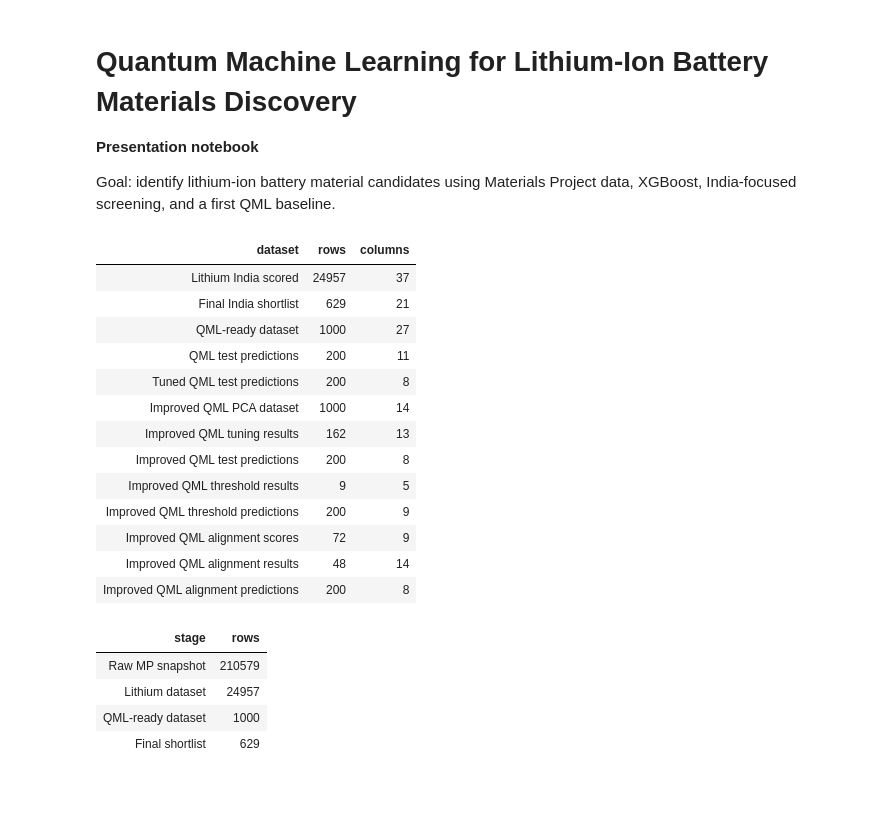
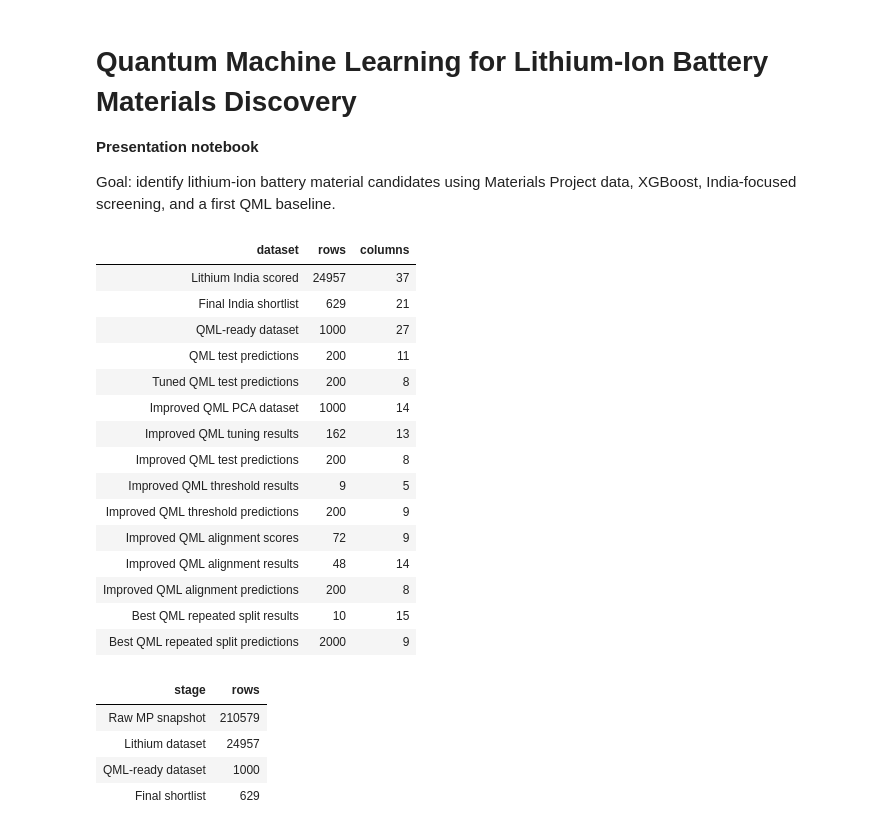
Before and after one commit to lifeknife10A/hybrid-quantum-battery-stability-prediction, a Jupyter notebook: Summer Vacation/Summer Vacation Main Presentation.ipynb, the cells around one changed output. Drawn from its saved outputs; the diff is of its cells as text; code cells hidden in the pictures; blank space fills up the shorter version.

Commit message:
Add repeated split validation for best QML

```diff
--- a/Summer Vacation/Summer Vacation Main Presentation.ipynb
+++ b/Summer Vacation/Summer Vacation Main Presentation.ipynb
@@ -36,38 +36,44 @@ improved_qml_threshold_predictions_dataframe = pd.read_csv(processed_folder / "i
 improved_qml_alignment_scores_dataframe = pd.read_csv(processed_folder / "improved qml alignment scores.csv")
 improved_qml_alignment_results_dataframe = pd.read_csv(processed_folder / "improved qml alignment results.csv")
 improved_qml_alignment_predictions_dataframe = pd.read_csv(processed_folder / "improved qml alignment predictions.csv")
+best_qml_repeated_split_results_dataframe = pd.read_csv(processed_folder / "best qml repeated split results.csv")
+best_qml_repeated_split_predictions_dataframe = pd.read_csv(processed_folder / "best qml repeated split predictions.csv")
 
 dataset_summary = pd.DataFrame([
     {"dataset": "Lithium India scored", "rows": len(lithium_scored_dataframe), "columns": len(lithium_scored_dataframe.columns)},
     {"dataset": "Final India shortlist", "rows": len(final_shortlist_dataframe), "columns": len(final_shortlist_dataframe.columns)},
     {"dataset": "QML-ready dataset", "rows": len(qml_ready_dataframe), "columns": len(qml_ready_dataframe.columns)},
     {"dataset": "QML test predictions", "rows": len(qml_predictions_dataframe), "columns": len(qml_predictions_dataframe.columns)},
     {"dataset": "Tuned QML test predictions", "rows": len(tuned_qml_predictions_dataframe), "columns": len(tuned_qml_predictions_dataframe.columns)},
     {"dataset": "Improved QML PCA dataset", "rows": len(improved_qml_dataset_dataframe), "columns": len(improved_qml_dataset_dataframe.columns)},
     {"dataset": "Improved QML tuning results", "rows": len(improved_qml_tuning_results_dataframe), "columns": len(improved_qml_tuning_results_dataframe.columns)},
     {"dataset": "Improved QML test predictions", "rows": len(improved_qml_predictions_dataframe), "columns": len(improved_qml_predictions_dataframe.columns)},
     {"dataset": "Improved QML threshold results", "rows": len(improved_qml_threshold_results_dataframe), "columns": len(improved_qml_threshold_results_dataframe.columns)},
     {"dataset": "Improved QML threshold predictions", "rows": len(improved_qml_threshold_predictions_dataframe), "columns": len(improved_qml_threshold_predictions_dataframe.columns)},
     {"dataset": "Improved QML alignment scores", "rows": len(improved_qml_alignment_scores_dataframe), "columns": len(improved_qml_alignment_scores_dataframe.columns)},
     {"dataset": "Improved QML alignment results", "rows": len(improved_qml_alignment_results_dataframe), "columns": len(improved_qml_alignment_results_dataframe.columns)},
     {"dataset": "Improved QML alignment predictions", "rows": len(improved_qml_alignment_predictions_dataframe), "columns": len(improved_qml_alignment_predictions_dataframe.columns)},
+    {"dataset": "Best QML repeated split results", "rows": len(best_qml_repeated_split_results_dataframe), "columns": len(best_qml_repeated_split_results_dataframe.columns)},
+    {"dataset": "Best QML repeated split predictions", "rows": len(best_qml_repeated_split_predictions_dataframe), "columns": len(best_qml_repeated_split_predictions_dataframe.columns)},
 ])
 display(dataset_summary)
 # %% [output]
 | dataset | rows | columns |
 | Lithium India scored | 24957 | 37 |
 | Final India shortlist | 629 | 21 |
 | QML-ready dataset | 1000 | 27 |
 | QML test predictions | 200 | 11 |
 | Tuned QML test predictions | 200 | 8 |
 | Improved QML PCA dataset | 1000 | 14 |
 | Improved QML tuning results | 162 | 13 |
 | Improved QML test predictions | 200 | 8 |
 | Improved QML threshold results | 9 | 5 |
 | Improved QML threshold predictions | 200 | 9 |
 | Improved QML alignment scores | 72 | 9 |
 | Improved QML alignment results | 48 | 14 |
 | Improved QML alignment predictions | 200 | 8 |
+| Best QML repeated split results | 10 | 15 |
+| Best QML repeated split predictions | 2000 | 9 |
 # %%
 pipeline_counts_dataframe = pd.DataFrame([
     {"stage": "Raw MP snapshot", "rows": 210579},
```
Also changed, not shown: parts of 3 cells of this notebook, 8 other files.
